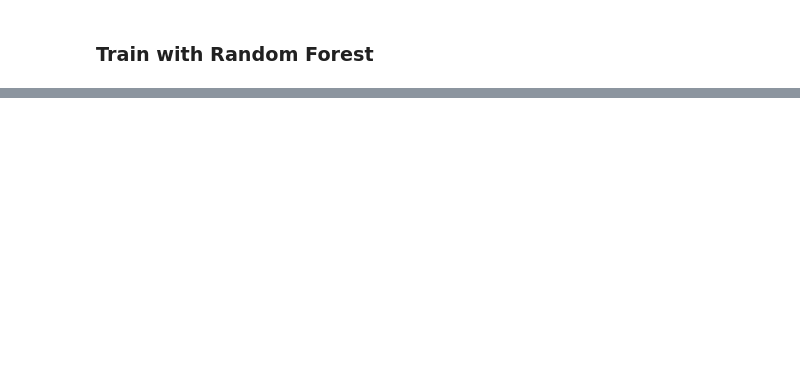
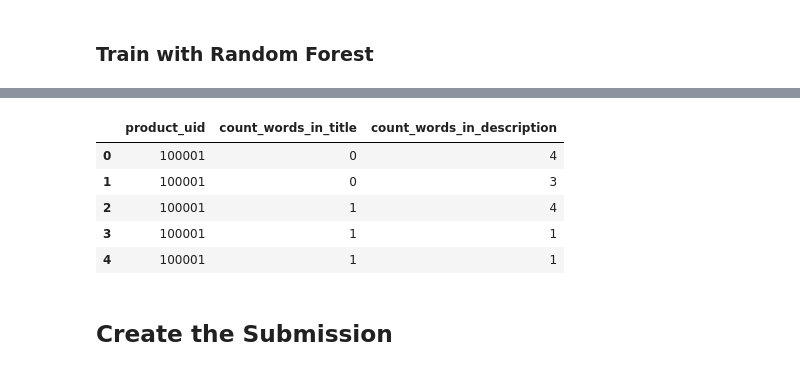
Before and after one commit to moshfiqur/text-similarity-detection, a Jupyter notebook: predict_search_relevance_by_count_words.ipynb, the cells around one changed output, grey strips where cells are left out. Saved outputs shown, nothing was run; the diff lists cells and outputs as text; code cells hidden in the pictures; blank space fills up the shorter version.

```diff
--- a/predict_search_relevance_by_count_words.ipynb
+++ b/predict_search_relevance_by_count_words.ipynb
@@ -198,6 +202,9 @@ X_test.head()
 | 44520 | 148172 | 2 | 6 |
 | 40774 | 142612 | 2 | 2 |
 | 24282 | 121293 | 1 | 2 |
+# %%
+# Prepare the test_df for final prediction result
+X_final  = test_df.drop("id", axis=1).copy()
 # %%
 from sklearn.metrics import mean_squared_error
 
@@ -258,0 +271,11 @@ fmean_squared_error(y_test, y_pred)
+# %%
+X_final.head()
+# %% [output]
+|  | product_uid | count_words_in_title | count_words_in_description |
+| 0 | 100001 | 0 | 4 |
+| 1 | 100001 | 0 | 3 |
+| 2 | 100001 | 1 | 4 |
+| 3 | 100001 | 1 | 1 |
+| 4 | 100001 | 1 | 1 |
+# %% [markdown]
+## Create the Submission
```
Also changed, not shown: parts of 11 cells of this notebook.
